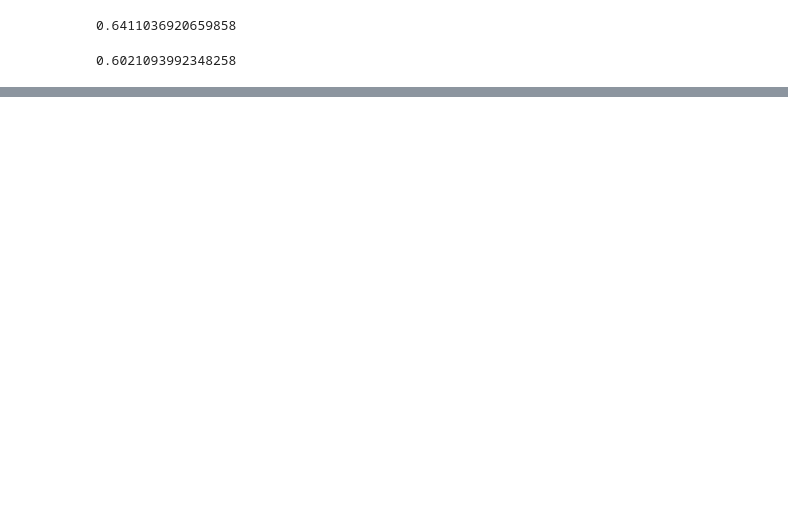
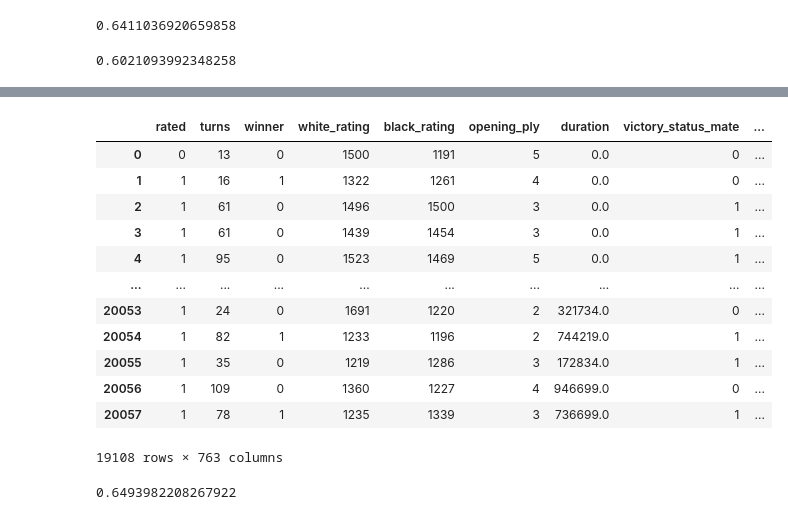
Before and after one commit to jonrosner/chess-game-analysis, a Jupyter notebook: JLM_notebook.ipynb, the cells around one changed output, grey strips where cells are left out. Drawn from its saved outputs; the diff is of its cells as text; code cells hidden in the pictures; blank space fills up the shorter version.

```diff
--- a/JLM_notebook.ipynb
+++ b/JLM_notebook.ipynb
@@ -170,0 +208,26 @@ df.corr().head()
+# %%
+#convert columns with text or different discrete values into dummy columns
+dum_cols = ['victory_status', 'increment_code', 'opening_eco']
+for col in dum_cols:
+    dummies = pd.get_dummies(df_black_white[col], prefix=col)
+    df_black_white = pd.concat([df_black_white, dummies], axis=1)
+df_black_white.drop(columns=dum_cols, inplace=True)
+# %%
+#replace winner and related columns with discrete number expressions of variable
+df_black_white['winner'].replace(['white', 'black'], [0,1], inplace=True)
+df_black_white['rated'].replace([False, True], [0,1], inplace=True)
+df_black_white
+# %% [output]
+|  | rated | turns | winner | white_rating | black_rating | opening_ply | duration | victory_status_mate | ... |
+| 0 | 0 | 13 | 0 | 1500 | 1191 | 5 | 0.0 | 0 | ... |
+| 1 | 1 | 16 | 1 | 1322 | 1261 | 4 | 0.0 | 0 | ... |
+| 2 | 1 | 61 | 0 | 1496 | 1500 | 3 | 0.0 | 1 | ... |
+| 3 | 1 | 61 | 0 | 1439 | 1454 | 3 | 0.0 | 1 | ... |
+| 4 | 1 | 95 | 0 | 1523 | 1469 | 5 | 0.0 | 1 | ... |
+| ... | ... | ... | ... | ... | ... | ... | ... | ... | ... |
+| 20053 | 1 | 24 | 0 | 1691 | 1220 | 2 | 321734.0 | 0 | ... |
+| 20054 | 1 | 82 | 1 | 1233 | 1196 | 2 | 744219.0 | 1 | ... |
+| 20055 | 1 | 35 | 0 | 1219 | 1286 | 3 | 172834.0 | 1 | ... |
+| 20056 | 1 | 109 | 0 | 1360 | 1227 | 4 | 946699.0 | 0 | ... |
+| 20057 | 1 | 78 | 1 | 1235 | 1339 | 3 | 736699.0 | 1 | ... |
+19108 rows × 763 columns
@@ -170,0 +244,8 @@ df.corr().head()
+# %%
+from sklearn.linear_model import LogisticRegression
+model = LogisticRegression()
+model.fit(X_train, y_train)
+model.predict(X_test)
+model.score(X_test,y_test)
+# %% [output]
+0.6493982208267922
```
Also changed, not shown: parts of 15 cells of this notebook.
